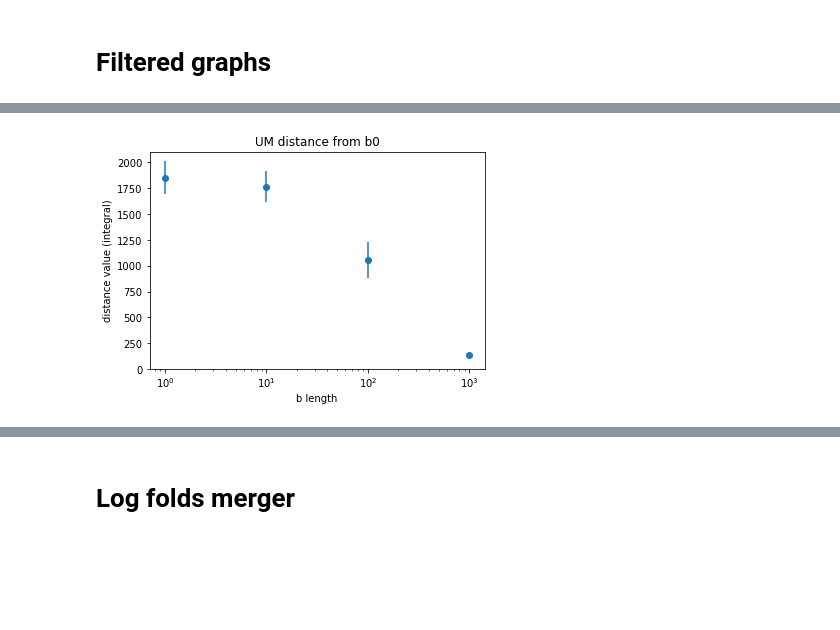
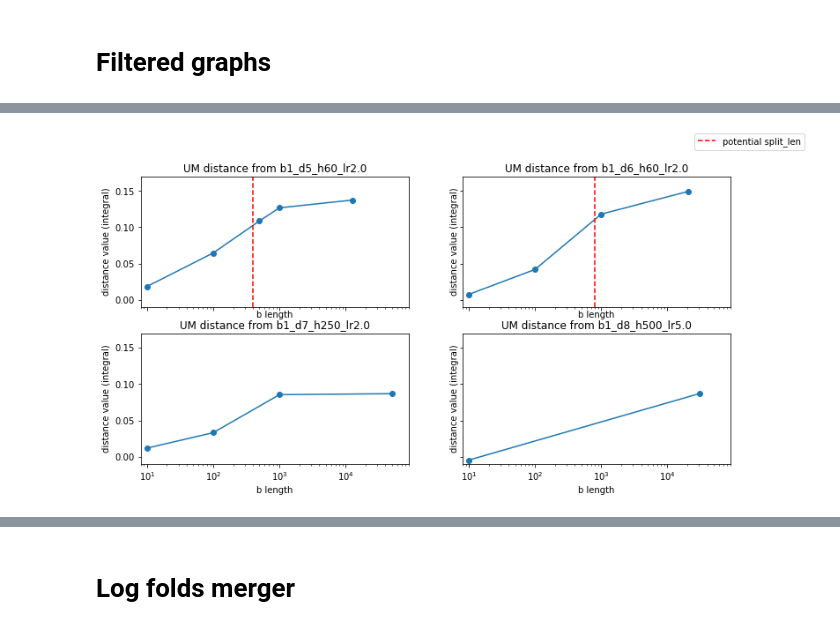
Before and after one commit to jeromel05/Ultrametric-benchmark-v2, a Jupyter notebook: notebooks/postprocessing_metrics.ipynb, the cells around one changed output, grey strips where cells are left out. Drawn from its saved outputs; the diff is of its cells as text; code cells hidden in the pictures; blank space fills up the shorter version.

Commit message:
prints, processing advances in notebooks

```diff
--- a/notebooks/postprocessing_metrics.ipynb
+++ b/notebooks/postprocessing_metrics.ipynb
@@ -177,7 +179,7 @@ def plot_agg_metrics(metrics_to_plot, logs_paths, checkpoints,
                      color_patt=None, verbose=False, delete_dir=False):
     highscore_table = []
     f,a = plt.subplots(1, len(metrics_to_plot)-1)
-    f.set_size_inches(24,8)
+    f.set_size_inches(12,4)
     f.tight_layout()
     plt.ylim(0,1.1)
     tot_len_ckpt = len(logs_paths)
@@ -328,12 +336,13 @@ metrics_to_plot = ['val_loss', 'val_acc', 'val_step']
 # %%
 integral_values_dict = dict()
-patts_to_search2 = ['um_b[01]*_d5_h60_lr2','um_b[01]*_d6_h60_lr2', 'um_[a-z0-9_]*d7_h250_lr2', 'um_[a-z0-9_]*d8_h500_lr5', "d9_h1000_lr5"]
-#patts_to_search2 = ['split_b0_d5','split_b1_d5','split_b10+_d5','split_b[0-9]*_d5']
-#patts_to_search2 = ['split_*_d5','split_*_d6','split_*_d7',]
+patts_to_search2 = ['synth_um_b[051]*_d5_h60_lr2','synth_um_b[051]*_d6_h60_lr2', 'synth_um_b[015]*_d7_h250_lr2', 'synth_um_b[051]*_d8_h500_lr5'] # 'synth_um_b[01]*_d9_h1000_lr5']
+#patts_to_search2 = ['synth_split_b0_d5','synth_split_b1_d5','synth_split_b10+_d5','synth_split_b[0-9]*_d5_h[0-9]+_lr1.0']
+#patts_to_search2 = ['synth_split_*_d5','synth_split_*_d6','synth_split_*_d7',]
+# MERGED_LOG_PATH DL_LOG_PATH
 
 for patt in patts_to_search2:
-    val_accs_dict = plot_runs_w_regex(patt, 0.811, DL_LOG_PATH, verbose=True, delete_dir=False)
-    integral_values = compute_integral_values(val_accs_dict)
+    val_accs_dict = plot_runs_w_regex(patt, 0.022, MERGED_LOG_PATH, verbose=False, delete_dir=False)
+    integral_values, name, b0_max_idx = compute_integral_values(val_accs_dict)
     print('integral_values', integral_values)
-    integral_values_dict[patt] = integral_values
+    integral_values_dict[name] = (integral_values, b0_max_idx)
 # %% [output]
@@ -406,29 +426,56 @@ integral_values {}
 # %%
 import seaborn as sns
+from scipy.optimize import curve_fit
+from scipy.interpolate import interp1d
 
-b_len_list = [1, 10, 100, 1000]
-b_len_val_dict = dict()
-for b_len in b_len_list:
-    b_len_val_dict[b_len] = []
+def sigmoid(x):
+    return 1 / (1 + np.exp(-1*x))
 
-for dx_dict in integral_values_dict.values():
+f, ax = plt.subplots(2, 2, sharex=True, sharey=True)
+f.set_size_inches(12,6)
+for i, (b1_run_name, dx_dict) in enumerate(integral_values_dict.items()):
+    dx_dict, b0_max_idx = dx_dict
+    b1_run_name = b1_run_name[3:b1_run_name.rfind('_')]
+    x_val_list, y_val_list = [], []
     for run_hash1, run_value1 in dx_dict.items():
-        for b_len in b_len_list:
-            if f'_b{b_len}_' in run_hash1:
-                b_len_val_dict[b_len].append(run_value1)
+        matched = re.search('_b([051]+)_', run_hash1)
+        if matched:
+            y_val_list.append(run_value1)
+            b_len = int(matched.group(1))
+            if b_len == 0: b_len = b0_max_idx
+            x_val_list.append(b_len)
 
-b_lens, mean_vals, err_vals = [], [] ,[]
-for key1, val1 in b_len_val_dict.items():
-    b_lens.append(key1)
-    mean_vals.append(np.mean(val1))
-    err_vals.append(np.sqrt(np.var(val1))/len(val1))
+    print(x_val_list, y_val_list)
+    y_val_list = [y for _, y in sorted(zip(x_val_list, y_val_list))]
+    x_val_list = [x for x, _ in sorted(zip(x_val_list, y_val_list))]
+    #def objective(x, a, b):
+    #    res=[]
+    #    for el in x:
+    #        res.append(sigmoid(a*el+b))
+    #    return a * np.power(x,2) + b
 
-plt.title('UM distance from b0')
-plt.errorbar(b_lens, mean_vals, fmt='o', yerr=err_vals)
-plt.xscale('log')
-plt.xlabel('b length')
-plt.ylabel('distance value (integral)')
-bottom, top = plt.ylim()  # return the current ylim
-plt.ylim((0, top))
+    #f2 = np.interp(x_val_list, y_val_list)
+
+    #if len(x_val_list) > 2:
+    #    print(x_val_list, y_val_list)
+    #    popt, _ = curve_fit(objective, x_val_list, y_val_list)
+    #    a, b = popt
+    #    print('y = %.5f * log (%.5f * x )' % (a, b))
+    #    new_x = np.arange(10,1e5)
+    #    ax[i//2][i%2].plot(new_x, objective(new_x, a, b))
+
+    ax[i//2][i%2].plot(x_val_list, y_val_list)
+    ax[i//2][i%2].set_title(f'UM distance from {b1_run_name}')
+    ax[i//2][i%2].scatter(x_val_list, y_val_list, marker='o')
+    ax[i//2][i%2].set_xscale('log')
+    ax[i//2][i%2].set_xlabel('b length')
+    ax[i//2][i%2].set_ylabel('distance value (integral)')
+    ax[i//2][i%2].set_ylim((-0.01, 0.17))
+    bottom, top = ax[i//2][i%2].get_xlim()  # return the current ylim
+    ax[i//2][i%2].set_xlim((8, 1e5-1e4))
+#f.tight_layout(pad=0.9, w_pad=0.9, h_pad=1.0)
+ax[0][0].plot(np.ones(100)*400, np.linspace(-0.01, 0.17, 100), color='red', linestyle='--', label = 'potential split_len')
+ax[0][1].plot(np.ones(100)*800, np.linspace(-0.01, 0.17, 100), color='red', linestyle='--')
+f.legend()
 plt.show()
 # %% [output]
@@ -435 +486 @@ plt.show()
-[figure, old version]
+[figure, new version]
```
Also changed, not shown: parts of 11 cells of this notebook, 4 other files.
